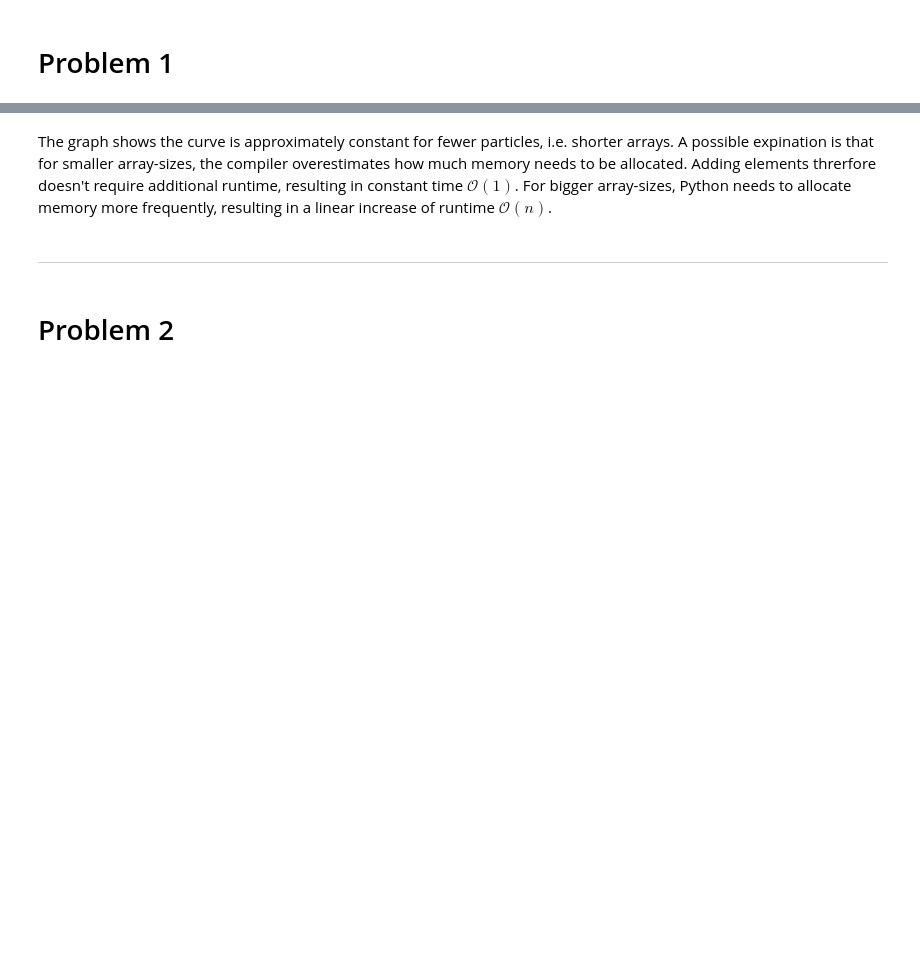
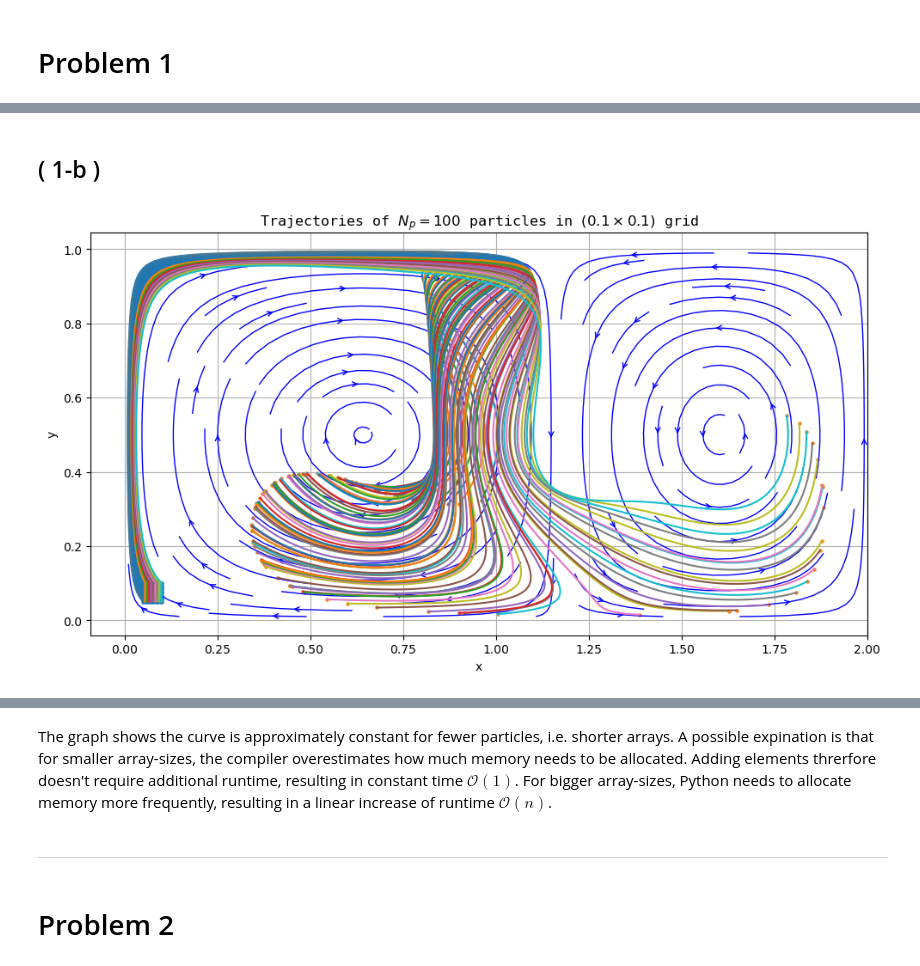
Before and after one commit to TrymSaether/Particle-transport-with-ocean-currents, a Jupyter notebook: eksempelkode.ipynb, the cells around one changed output, grey strips where cells are left out. Saved outputs shown, nothing was run; the diff lists cells and outputs as text; code cells hidden in the pictures; blank space fills up the shorter version.

```diff
--- a/eksempelkode.ipynb
+++ b/eksempelkode.ipynb
@@ -1,14 +1,21 @@
 # %%
-%matplotlib inline
-# ruff: noqa
+#ruff: noqa
 import numpy as np
 from matplotlib import pyplot as plt
 import time
-from math import pi
-import random
-import cartopy  # Functions for plotting on map
 import cartopy.crs as ccrs
 import cartopy.feature as cfeature
 import xarray as xr
 from scipy.interpolate import RectBivariateSpline
-from scipy.interpolate import griddata
+
+# Styling for the plots
+fig_params = {"figsize": (7.5, 5)}
+streamplot_params = {
+    "color": "white",
+    "density": 1,
+    "linewidth": 0.5,
+    "arrowsize": 0.5,
+    "arrowstyle": "->",
+}
+scatter_params = {"s": 2.5}
+font = {"family": "monospace", "size": 12}
@@ -547,0 +547,26 @@ plot_times(Np_values, linear_times, times)
+# %% [markdown]
+## ( 1-b )
+# %%
+T = [0, 15]
+dt = 0.01
+Np = 100
+mode = "grid"
+loc = [5e-2, 0.1]
+scale = 0.1
+fig, ax = plt.subplots(1,1, figsize=(10, 10))
+traj = Trajectory(T=T, dt=dt, Np=Np, mode=mode, loc=loc, scale=scale)
+Y = traj(velocity)
+X, Y = np.meshgrid(np.linspace(1e-2, 2, 100), np.linspace(1e-2, 0.99, 100))
+U, V = velocity([X, Y], 15)
+ax.streamplot(X, Y, U, V, **streamplot_params)
+traj.plot(ax)
+traj.scatter(ax, t=0, **scatter_params)
+traj.scatter(ax, t=-1, **scatter_params)
+ax.set_xlabel("x")
+ax.set_ylabel("y")
+ax.set_title(f"Trajectories of $N_p = 100$ particles in $(0.1\\times 0.1)$ grid", fontsize=12, family="monospace")
+plt.grid()
+plt.tight_layout()
+plt.show()
+# %% [output]
+[figure, added]
```
Also changed, not shown: parts of 37 cells of this notebook, 5 other files.
